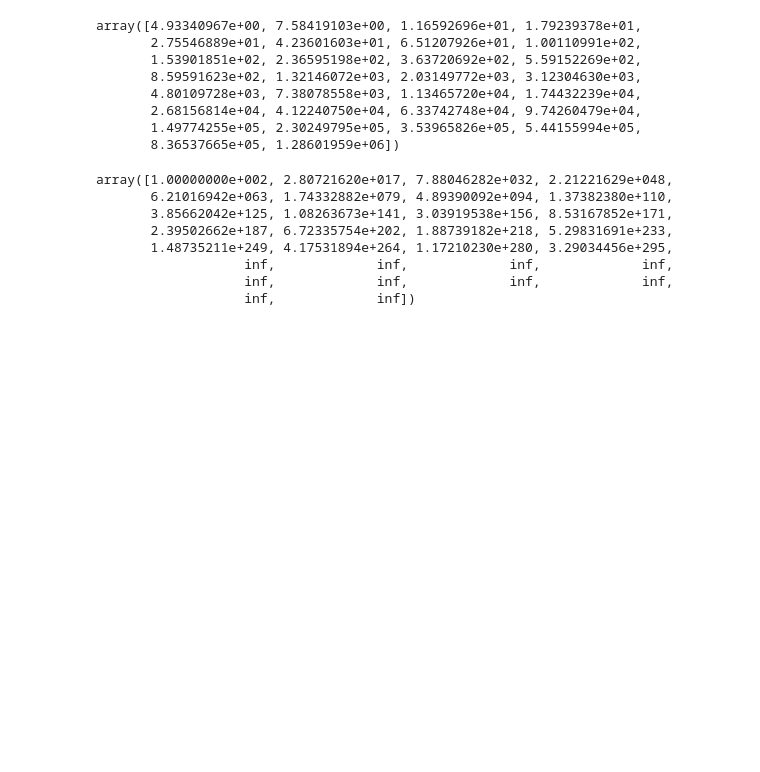
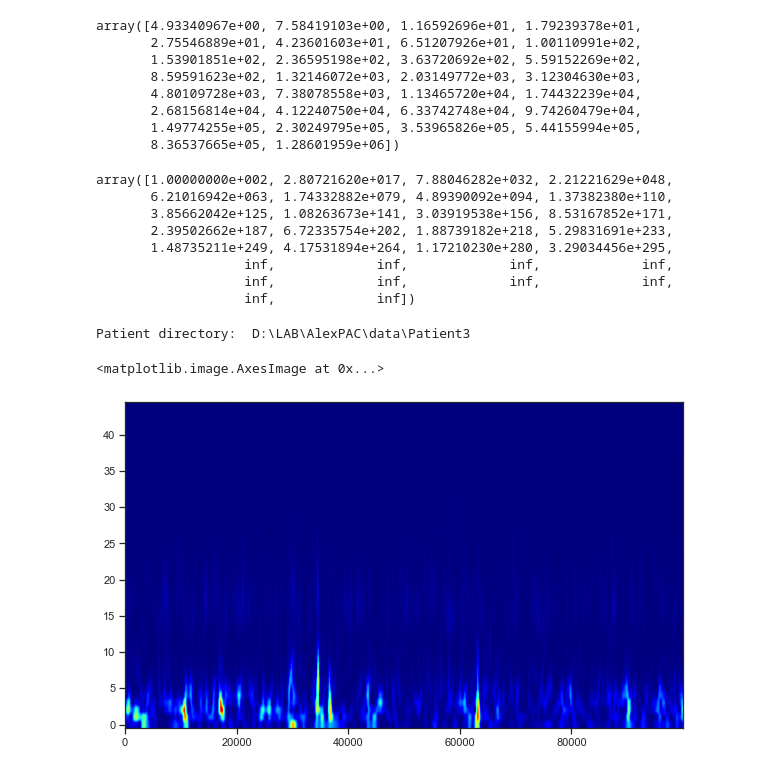
Before and after one commit to atimcenko/pac, a Jupyter notebook: tfr_dev.ipynb, the cells around one changed output. Drawn from its saved outputs; the diff is of its cells as text; code cells hidden in the pictures; blank space fills up the shorter version.

```diff
--- a/tfr_dev.ipynb
+++ b/tfr_dev.ipynb
@@ -132,3 +134,24 @@ array([1.00000000e+002, 2.80721620e+017, 7.88046282e+032, 2.21221629e+048,
                    inf,             inf,             inf,             inf,
                    inf,             inf,             inf,             inf,
                    inf,             inf])
+# %%
+with open("path_data.txt") as f:
+    data_dir = f.readline()
+
+p3_dir = os.path.join(data_dir, "Patient3")
+print("Patient directory: ", p3_dir)
+p3_pickle_filepath = os.path.join(p3_dir, "Patient3.pkl")
+
+p3 = load_patient_from_pickle(p3_pickle_filepath)
+
+p3.root_dir = p3_dir
+
+p3.load_all_pacs(verbose=False)
+
+condition = "5Day ON Rest 180sec"
+placement = "L3A-3C"
+
+lfp = p3.lfp[condition][placement]
+pac = p3.pac[condition][placement][placement]
+# %% [output]
+Patient directory:  D:\LAB\AlexPAC\data\Patient3
@@ -134,0 +160,12 @@ array([1.00000000e+002, 2.80721620e+017, 7.88046282e+032, 2.21221629e+048,
+# %%
+data = lfp.data.reshape((1, 1, -1))
+
+freqs = np.arange(5, 50)
+n_cycles = freqs/2
+
+tfr_data = mne.time_frequency.tfr_array_morlet(data, 2000, freqs, output='power')[0, 0, :, :]
+# %%
+plt.imshow(tfr_data[:, 200000:300000], aspect='auto', origin='lower', cmap='jet')
+# %% [output]
+<matplotlib.image.AxesImage at 0x...>
+[figure, added]
```
Also changed, not shown: parts of 4 cells of this notebook.
